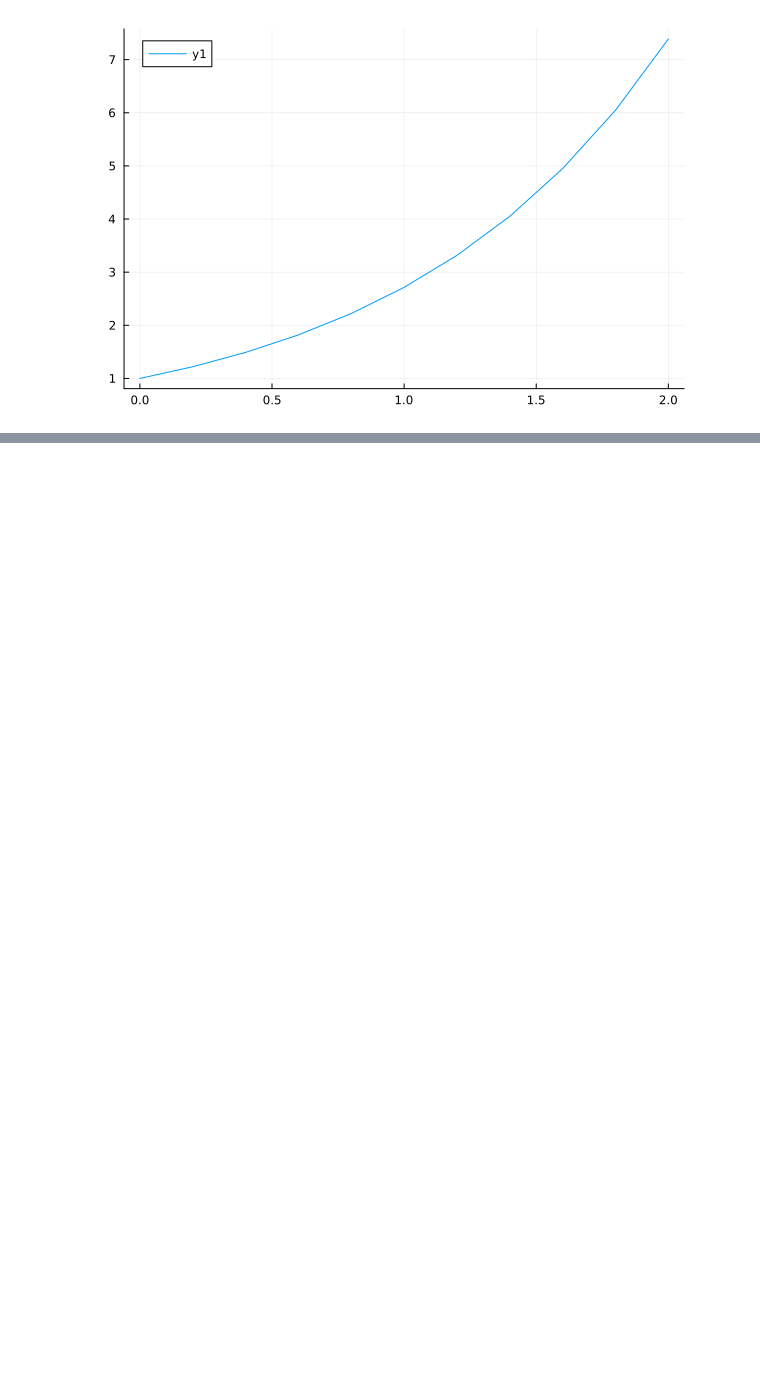
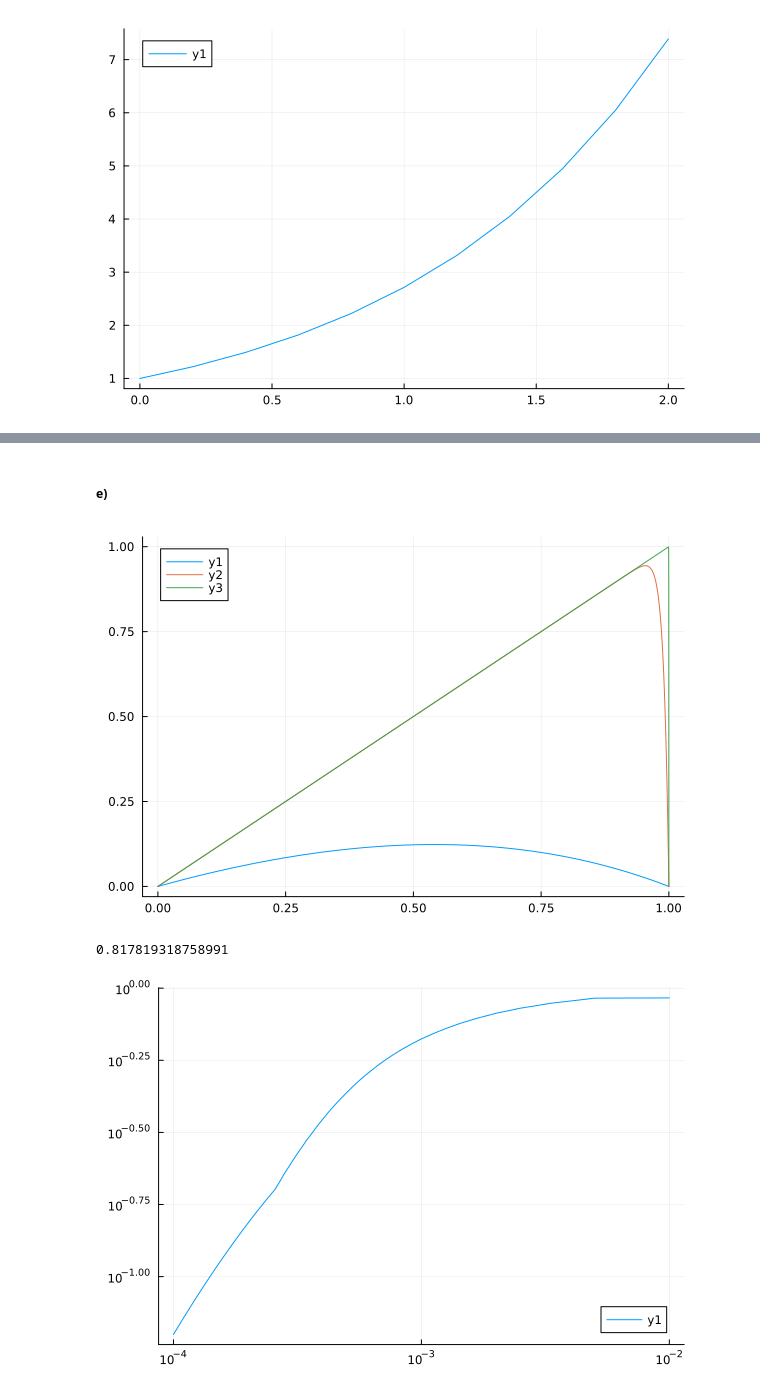
Before and after one commit to jkbch/FEM, a Jupyter notebook: orangutan.ipynb, the cells around one changed output, grey strips where cells are left out. Saved outputs shown, nothing was run; the diff lists cells and outputs as text; code cells hidden in the pictures; blank space fills up the shorter version.

```diff
--- a/orangutan.ipynb
+++ b/orangutan.ipynb
@@ -99,0 +123,78 @@ plot(hs ,max_errors, xscale=:log10, yscale=:log10)
+# %% [markdown]
+##### e)
+# %%
+function LADE1D(eps::Float64, psi::Float64, x::Vector{Float64}) :: Vector{Float64}
+    M = length(x)
+
+    # Algorithm 1
+    A = spzeros(M, M)
+    b = zeros(M)
+
+    for i in 1:M-1
+        h = x[i+1] - x[i]
+        k11 = eps/h + psi/2
+        k12 = -eps/h + psi/2
+        k21 = -eps/h - psi/2
+        k22 = eps/h - psi/2
+
+        A[i, i] += k11
+        A[i, i+1] = k12
+        A[i+1, i] = k21
+        A[i+1, i+1] = k22
+    end
+
+
+    # Algorithm 2
+    for i in 2:M-1
+        b[i] = (x[i+1]-x[i-1])/2
+    end
+
+    A[1,1] = 1
+    A[1,2] = 0
+    A[2,1] = 0
+    A[M, M] = 1
+    A[M-1, M] = 0
+    A[M, M-1] = 0
+
+    u = A \ b
+
+    return u
+end
+
+function LADE1D(eps::Float64, psi::Float64, L::Float64, M::UInt64) :: Tuple{Vector{Float64}, Vector{Float64}}
+    x = collect(range(0, L, M))
+    u = LADE1D(eps,psi,x)
+    return u, x
+end
+
+xs = collect(range(0,1,20000))
+x_points = collect(range(0,1,10000))
+
+p1 = plot(xs,uhat(xs,x_points,LADE1D(1.0,1.0,x_points)))
+#plot!(xs,u_analytical.(xs,1,1)) # not good
+plot!(xs,uhat(xs,x_points,LADE1D(0.01,1.0,x_points)))
+plot!(xs,uhat(xs,x_points,LADE1D(0.0001,1.0,x_points)))
+display(p1)
+# FEM is not happy when epsilon small :(
+
+L = 1.0
+epsilon = 0.0001
+x_values = collect(range(0, stop=L, length=1000000))
+N = 100
+hs = zeros(N)
+max_errors = zeros(N)
+for i in 1:N
+    M = i*N
+    u_coefs, x_points = LADE1D(epsilon,1.0,L,M)
+    errors = abs.(u_analytical.(x_values,epsilon,1.0)-uhat(x_values,x_points,u_coefs))
+    hs[i] = L/M
+    max_errors[i] = maximum(errors)
+end
+
+coefficients = fit(log.(hs), log.(max_errors), 1)[1]
+display(coefficients)
+plot(hs ,max_errors, xscale=:log10, yscale=:log10)
+# %% [output]
+[figure, added]
+0.817819318758991
+[figure, added]
```
Also changed, not shown: parts of 19 cells of this notebook.
